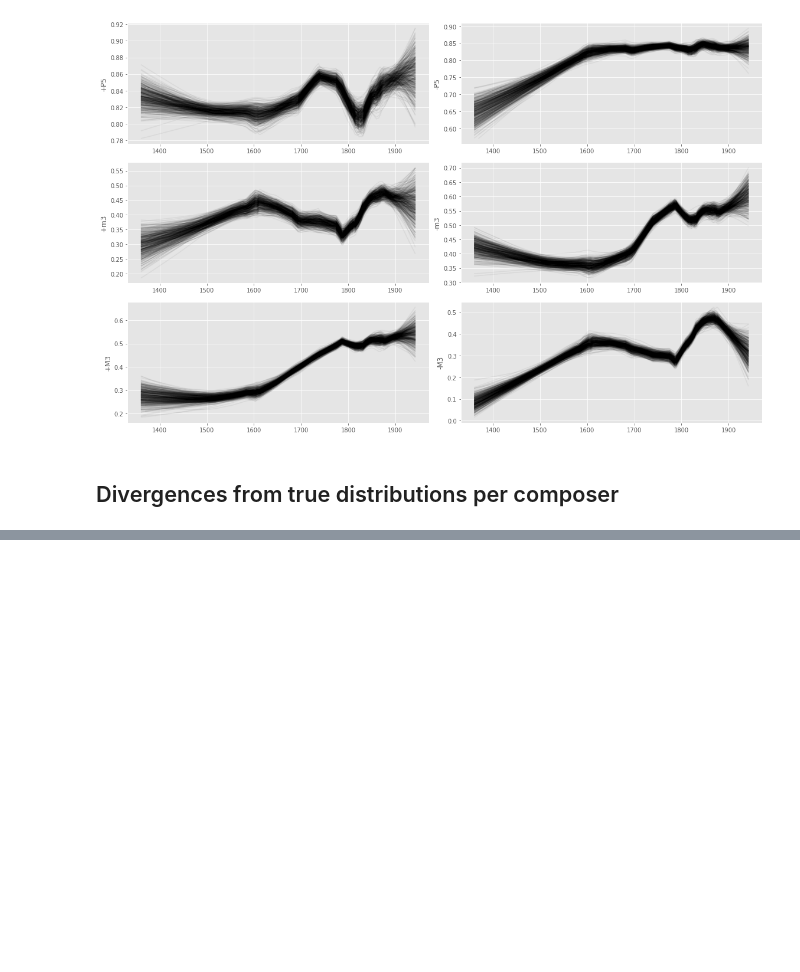
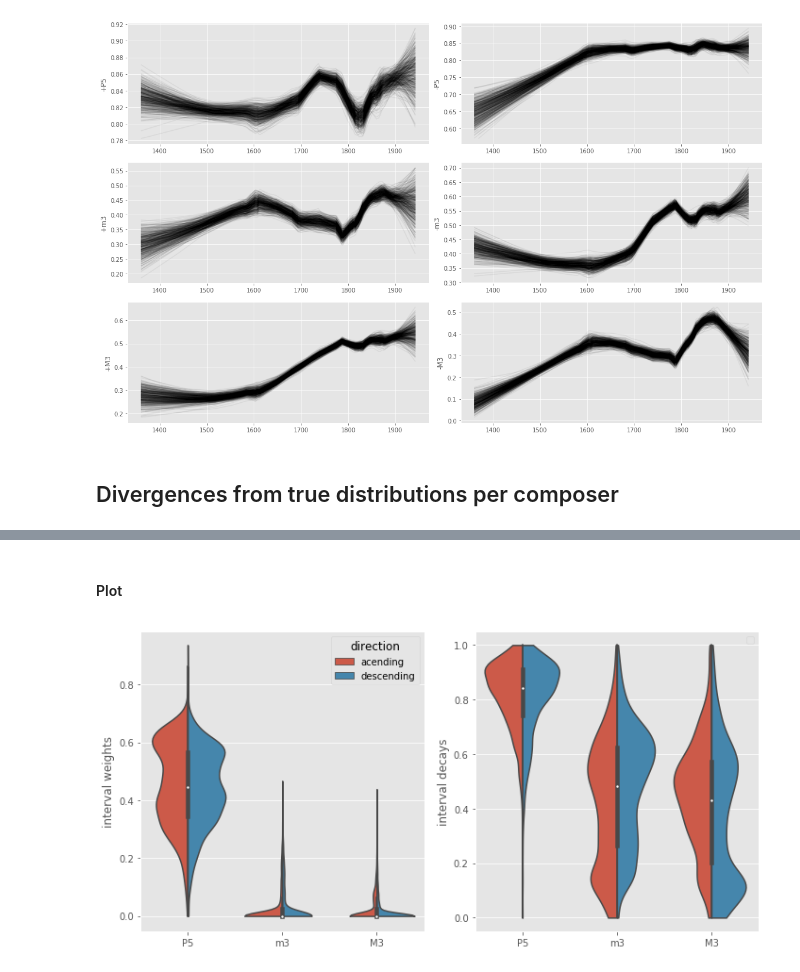
Before and after one commit to DCMLab/tonal-diffusion-model, a Jupyter notebook: analysis.ipynb, the cells around one changed output, grey strips where cells are left out. Cells and saved outputs as stored; diff of their text form; code cells hidden in the pictures; blank space fills up the shorter version.

```diff
--- a/analysis.ipynb
+++ b/analysis.ipynb
@@ -169,0 +179,7 @@ Name: 858, dtype: object
+# %%
+ints = df[[str(i) for i in range(6)]].copy()
+ints = ints.melt()
+ints.variable = ints.variable.astype(int)
+ints['direction'] = np.where(ints['variable'].apply(pd.to_numeric) % 2 == 0, 'acending', 'descending')
+ints['interval'] = ['P5' if s in (0,1) else 'm3' if s in (2,3) else 'M3' if s in (4,5) else '' for s in ints.variable.values]
+ints.head()
@@ -169,0 +197,7 @@ Name: 858, dtype: object
+# %%
+dec = df[[str(i) for i in range(6,12)]].copy()
+dec = dec.melt()
+dec.variable = dec.variable.astype(int)
+dec['direction'] = np.where(dec['variable'].apply(pd.to_numeric) % 2 == 0, 'acending', 'descending')
+dec['interval'] = ['P5' if s in (6,7) else 'm3' if s in (8,9) else 'M3' if s in (10,11) else '' for s in dec.variable.values]
+dec.head()
@@ -169,0 +211,34 @@ Name: 858, dtype: object
+# %% [markdown]
+#### Plot
+# %%
+fig, axes = plt.subplots(1,2, figsize=(10,5))
+
+sns.violinplot(
+    data=ints,
+    x='interval',
+    y='value',
+    hue='direction',
+    split=True,
+    cut=0,
+    ax=axes[0],
+)
+axes[0].set_ylabel('interval weights')
+axes[0].set_xlabel('')
+
+sns.violinplot(
+    data=dec,
+    x='interval',
+    y='value',
+    hue='direction',
+    split=True,
+    cut=0,
+    ax=axes[1]
+)
+axes[1].set_ylabel('interval decays')
+axes[1].set_xlabel('')
+axes[1].legend('')
+
+plt.tight_layout()
+plt.savefig('img/parameter_dists.png', dpi=300);
+# %% [output]
+[figure, added]
```
Also changed, not shown: parts of 10 cells of this notebook, 30 other files.
